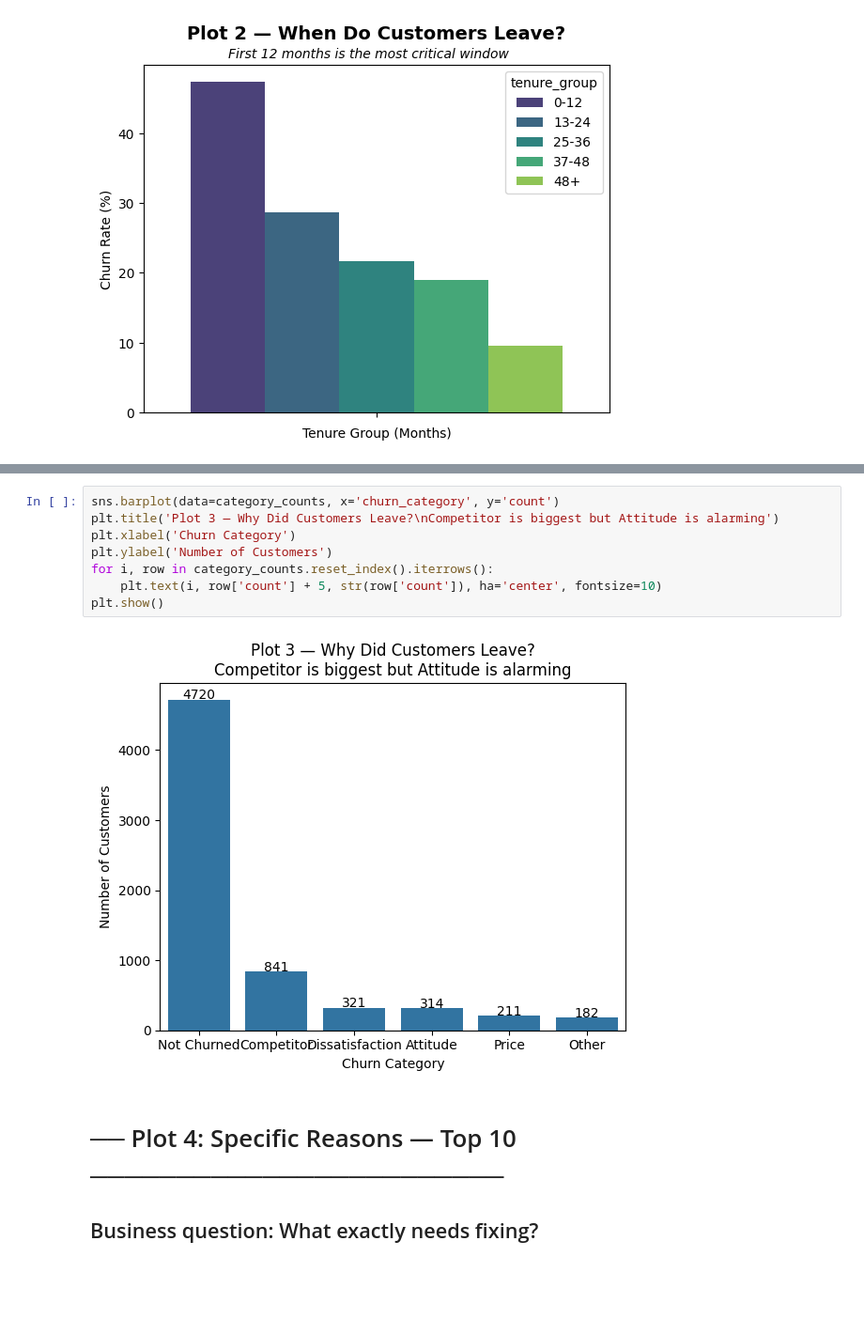
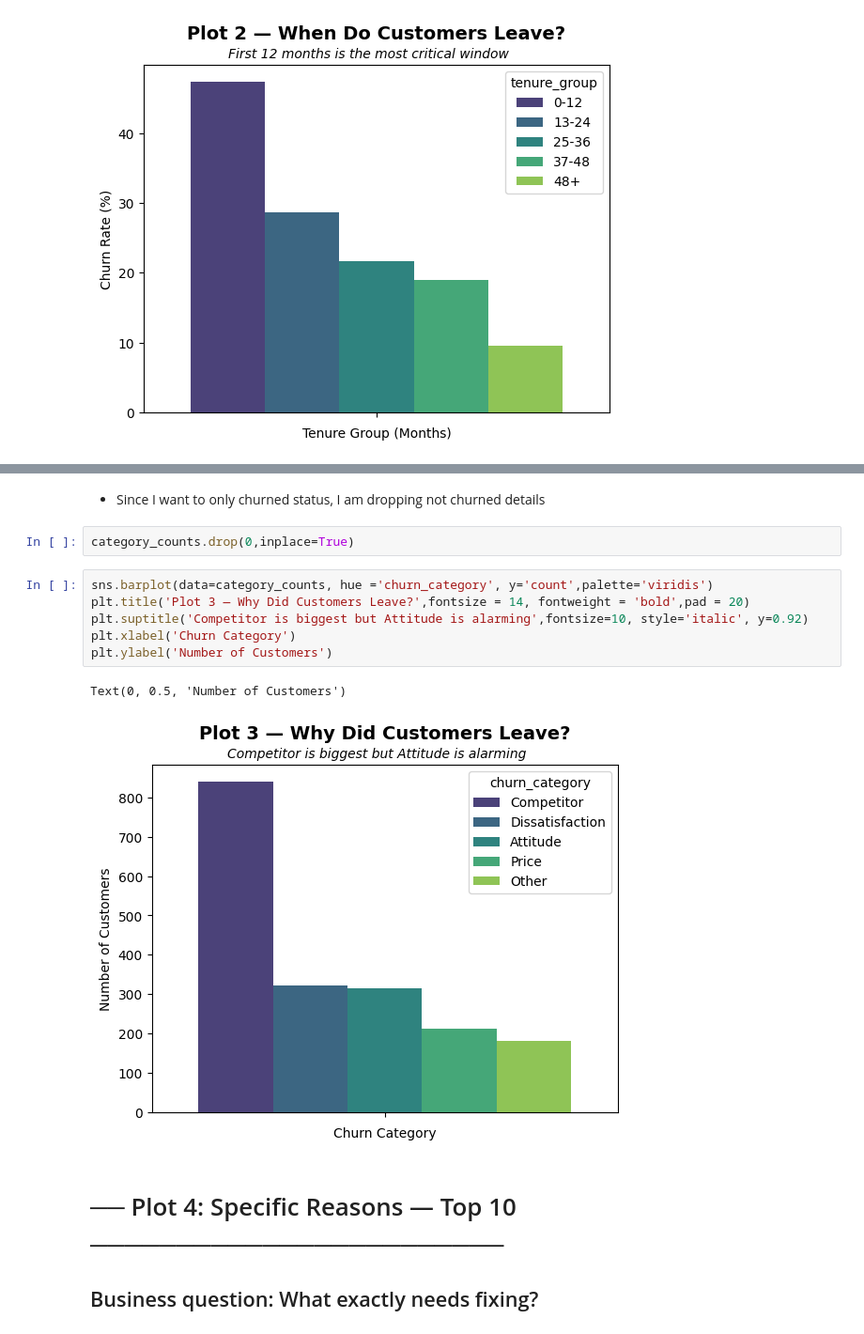
Before and after one commit to Meemansha-spec/EDA-with-Pandas, a Jupyter notebook: Churn_dashboard.ipynb, the cells around one changed output, grey strips where cells are left out. Shown at 94% size. Drawn from its saved outputs; the diff is of its cells as text; blank space fills up the shorter version.

```diff
--- a/Churn_dashboard.ipynb
+++ b/Churn_dashboard.ipynb
@@ -188,16 +192,19 @@ category_counts
 | 3 | Attitude | 314 |
 | 4 | Price | 211 |
 | 5 | Other | 182 |
+# %% [markdown]
+- Since I want to only churned status, I am dropping not churned details
+# %%
+category_counts.drop(0,inplace=True)
 # %%
-sns.barplot(data=category_counts, x='churn_category', y='count')
-plt.title('Plot 3 — Why Did Customers Leave?\nCompetitor is biggest but Attitude is alarming')
+sns.barplot(data=category_counts, hue ='churn_category', y='count',palette='viridis')
+plt.title('Plot 3 — Why Did Customers Leave?',fontsize = 14, fontweight = 'bold',pad = 20)
+plt.suptitle('Competitor is biggest but Attitude is alarming',fontsize=10, style='italic', y=0.92)
 plt.xlabel('Churn Category')
 plt.ylabel('Number of Customers')
-for i, row in category_counts.reset_index().iterrows():
-    plt.text(i, row['count'] + 5, str(row['count']), ha='center', fontsize=10)
-plt.show()
 # %% [output]
+Text(0, 0.5, 'Number of Customers')
-[figure, old version]
+[figure, new version]
 # %% [markdown]
 # ── Plot 4: Specific Reasons — Top 10 ────────────────────────
 ## Business question: What exactly needs fixing?
```
Also changed, not shown: parts of 19 cells of this notebook.
